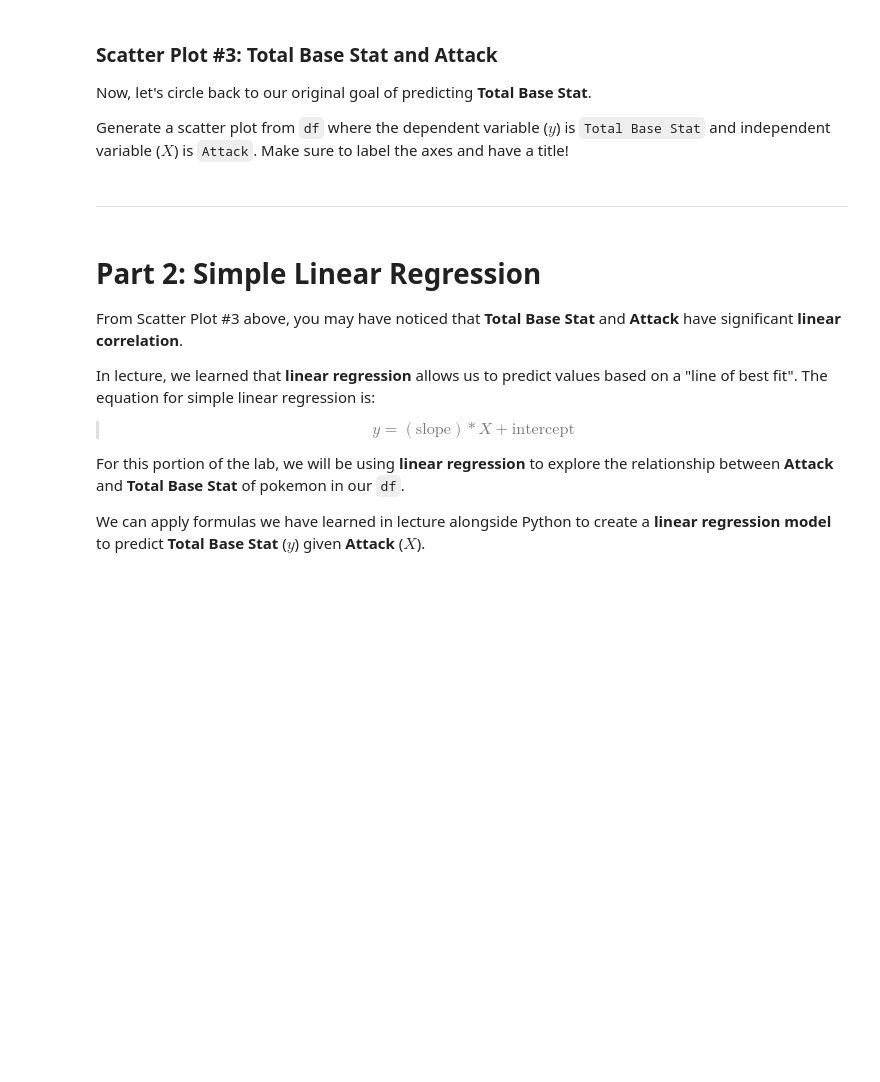
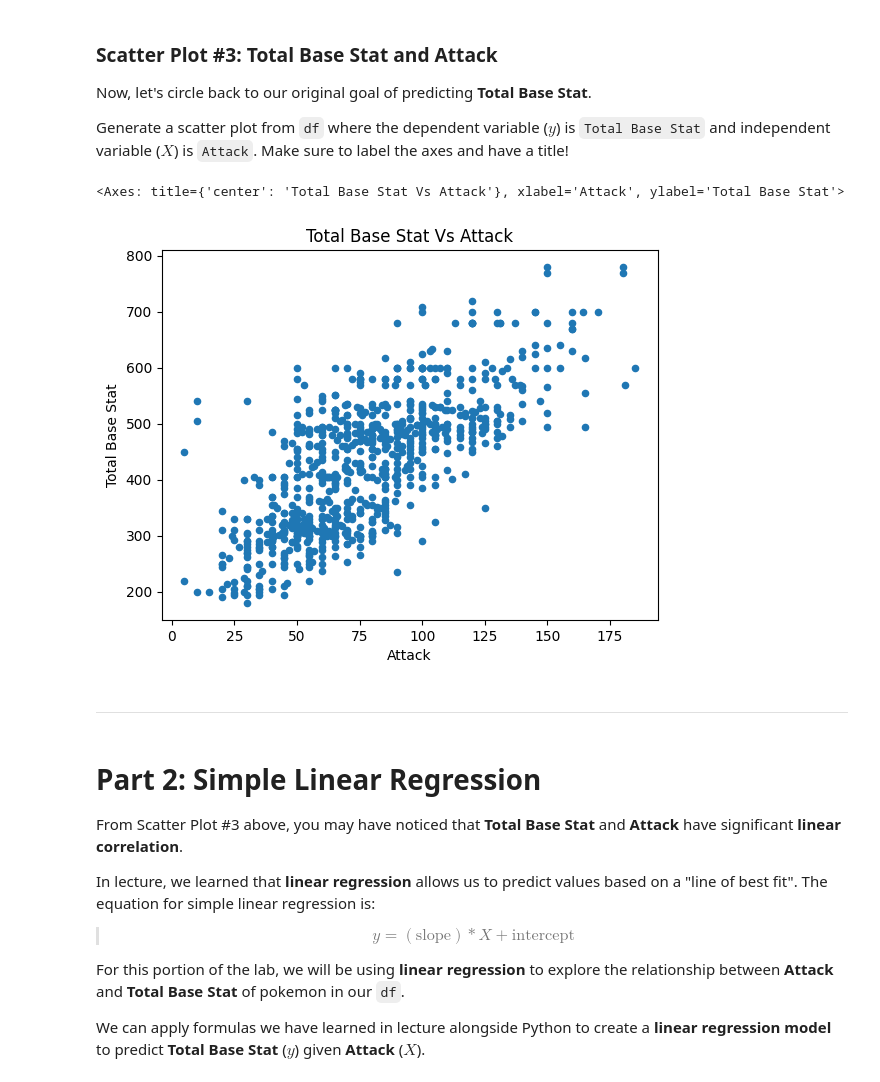
Before and after one commit to JoshuaMorales1245/Personal-Projects, a Jupyter notebook: lab_regression/lab_regression.ipynb, the cells around one changed output. Drawn from its saved outputs; the diff is of its cells as text; code cells hidden in the pictures; blank space fills up the shorter version.

```diff
--- a/lab_regression/lab_regression.ipynb
+++ b/lab_regression/lab_regression.ipynb
@@ -142,3 +191,8 @@ Generate a scatter plot from `df` where the dependent variable ($y$) is `Total B
+# %%
+df.plot.scatter(x = "Attack", y = "Total Base Stat", title = "Total Base Stat Vs Attack")
+# %% [output]
+<Axes: title={'center': 'Total Base Stat Vs Attack'}, xlabel='Attack', ylabel='Total Base Stat'>
+[figure, added]
 # %% [markdown]
 <hr style="color: #DD3403;">
 # %% [markdown]
```
Also changed, not shown: parts of 38 cells of this notebook.
